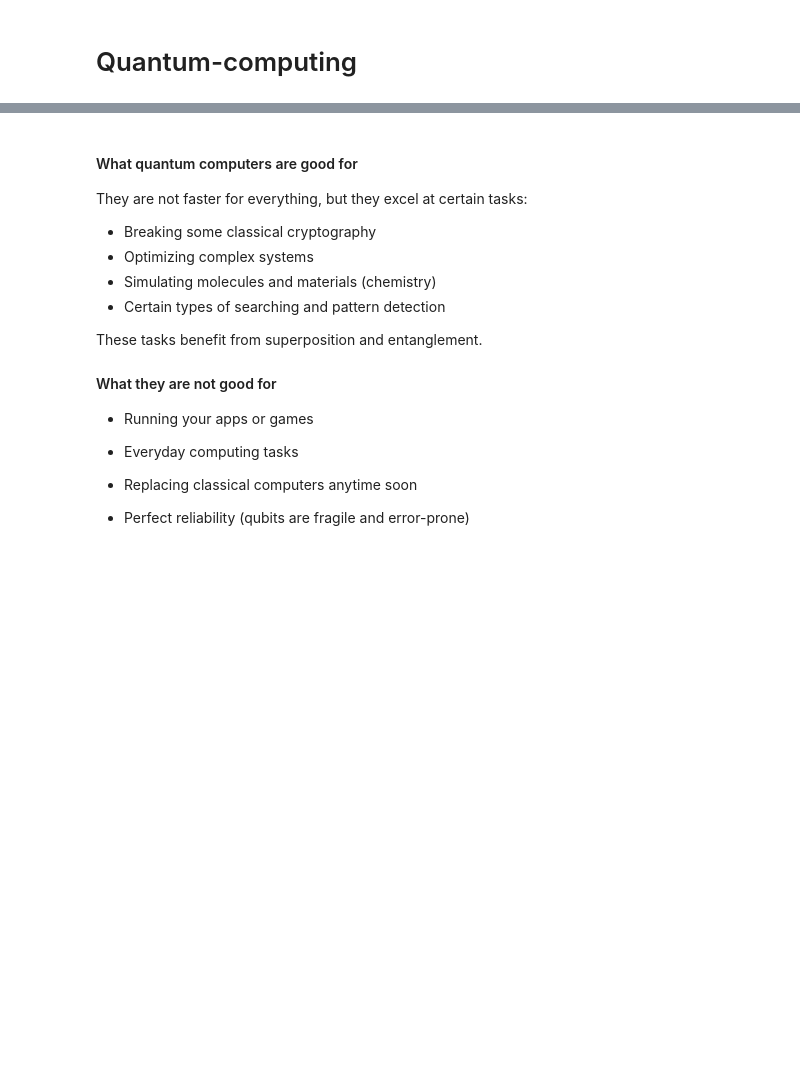
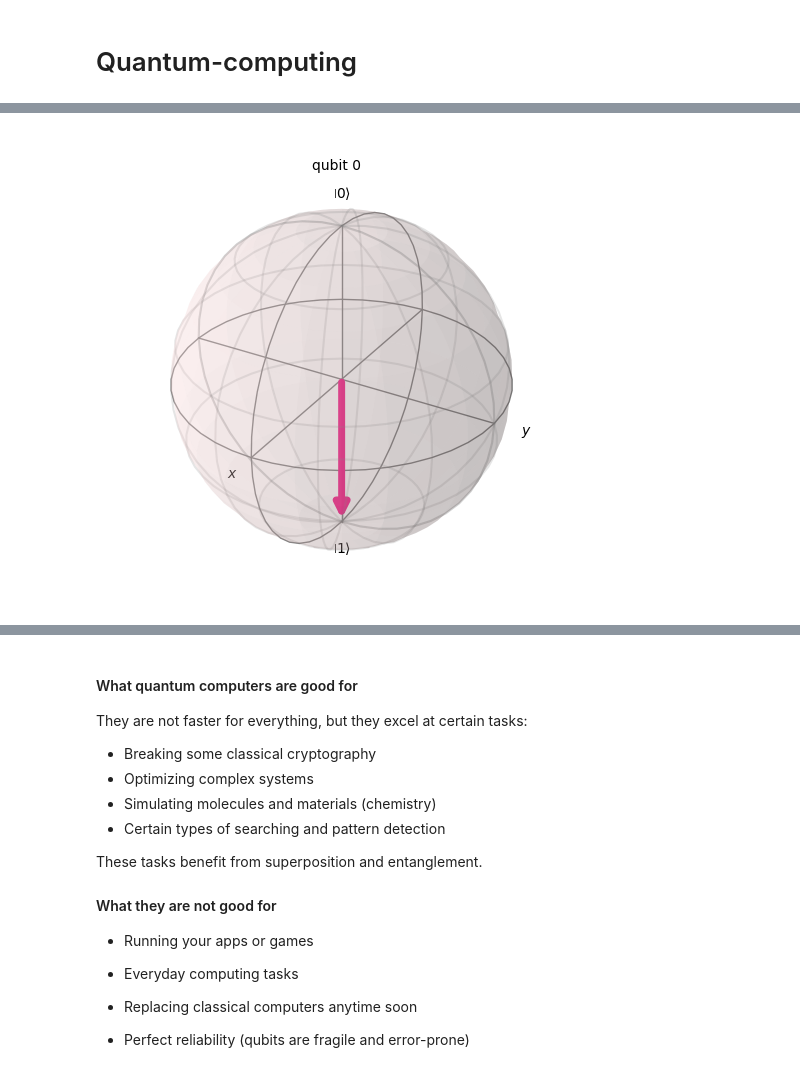
Before and after one commit to MariyaSV78/notebook_Quantum-computing, a Jupyter notebook: Quantum-computing.ipynb, the cells around one changed output, grey strips where cells are left out. Saved outputs shown, nothing was run; the diff lists cells and outputs as text; code cells hidden in the pictures; blank space fills up the shorter version.

```diff
--- a/Quantum-computing.ipynb
+++ b/Quantum-computing.ipynb
@@ -37,0 +608,16 @@ Interference can be used to amplify correct answers and cancel out wrong ones in
+# %%
+from qiskit.visualization import plot_bloch_multivector
+import numpy as np
+
+# Define your amplitudes
+alpha = 0
+beta = 1
+
+# Create the state vector
+psi = [alpha, beta]
+
+# Plot the Bloch sphere
+plot_bloch_multivector(psi)
+plt.close(fig)   # <-- this stops auto-display completely
+# %% [output]
+[figure, added]
```
Also changed, not shown: parts of 39 cells of this notebook, 17 other files.
